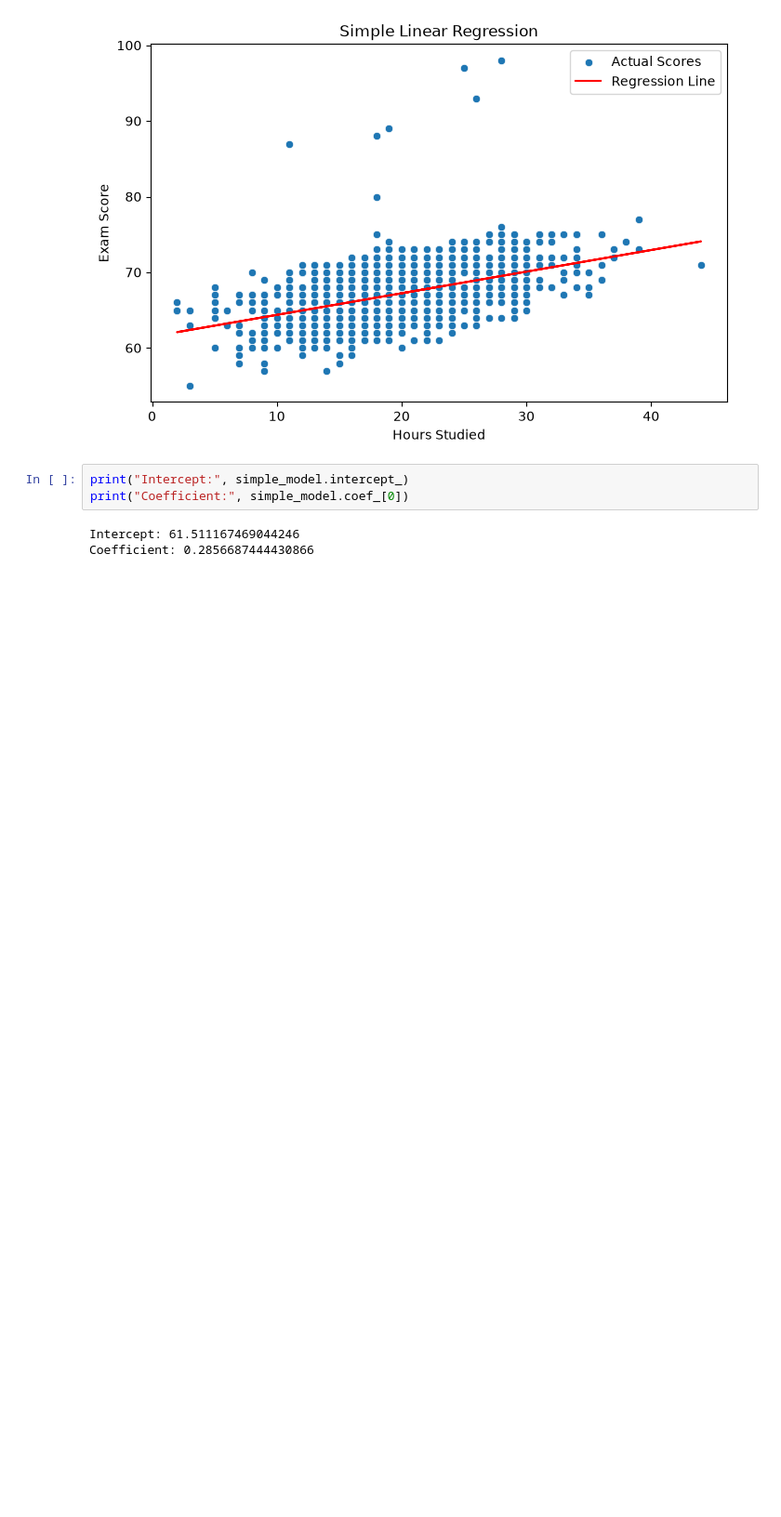
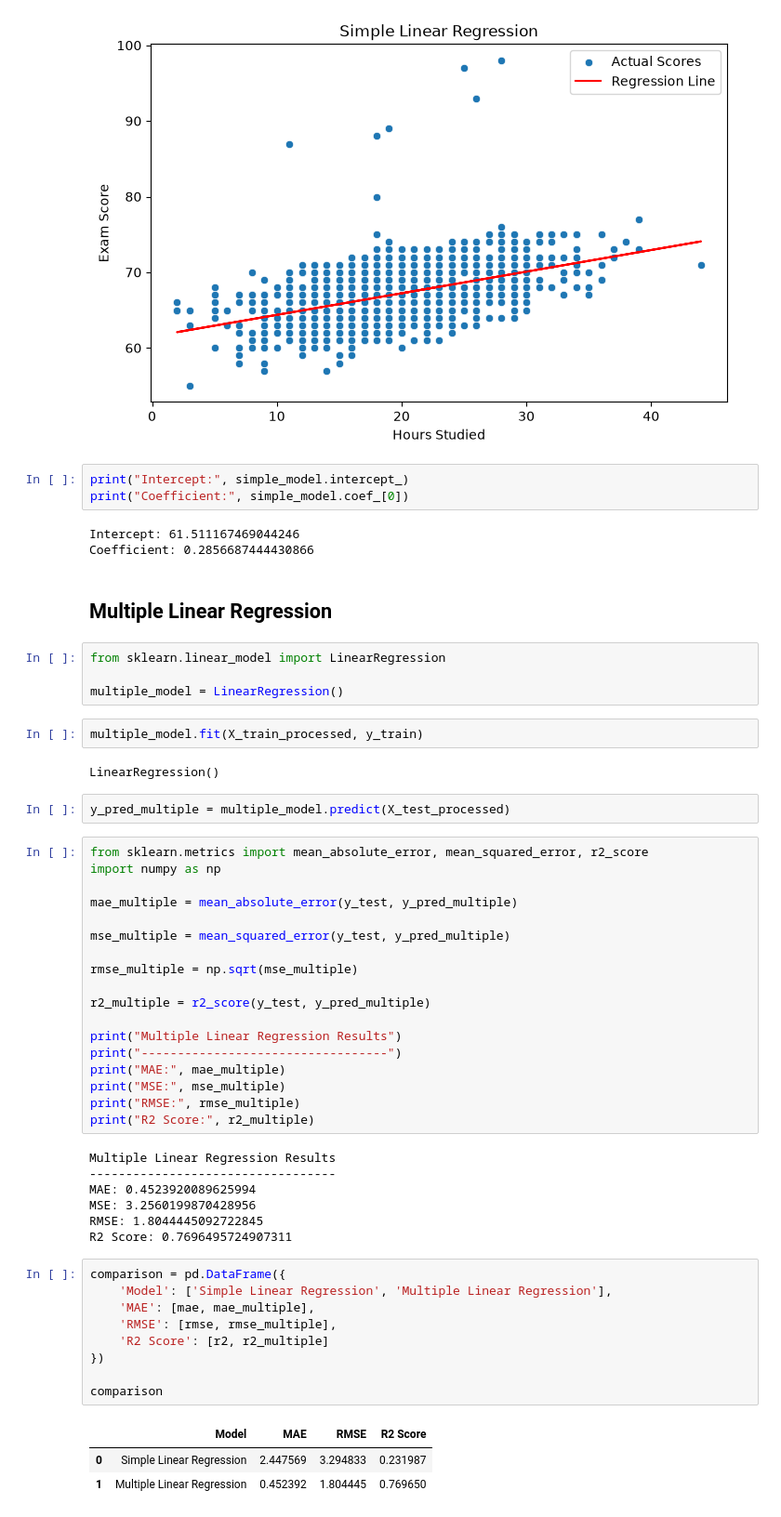
Before and after one commit to mdraihanmostafa746-coder/Student-Academic-Performance-Analysis-and-Prediction, a Jupyter notebook: notebooks/student_performance_analysis.ipynb, the cells around one changed output. Shown at 93% size. Saved outputs shown, nothing was run; the diff lists cells and outputs as text; blank space fills up the shorter version.

Commit message:
Complete Multiple Linear Regression

```diff
--- a/notebooks/student_performance_analysis.ipynb
+++ b/notebooks/student_performance_analysis.ipynb
@@ -720,3 +720,53 @@ print("Coefficient:", simple_model.coef_[0])
 # %% [output]
 Intercept: 61.511167469044246
 Coefficient: 0.2856687444430866
+# %% [markdown]
+## Multiple Linear Regression
+# %%
+from sklearn.linear_model import LinearRegression
+
+multiple_model = LinearRegression()
+# %%
+multiple_model.fit(X_train_processed, y_train)
+# %% [output]
+LinearRegression()
+# %%
+y_pred_multiple = multiple_model.predict(X_test_processed)
+# %%
+from sklearn.metrics import mean_absolute_error, mean_squared_error, r2_score
+import numpy as np
+
+mae_multiple = mean_absolute_error(y_test, y_pred_multiple)
+
+mse_multiple = mean_squared_error(y_test, y_pred_multiple)
+
+rmse_multiple = np.sqrt(mse_multiple)
+
+r2_multiple = r2_score(y_test, y_pred_multiple)
+
+print("Multiple Linear Regression Results")
+print("----------------------------------")
+print("MAE:", mae_multiple)
+print("MSE:", mse_multiple)
+print("RMSE:", rmse_multiple)
+print("R2 Score:", r2_multiple)
+# %% [output]
+Multiple Linear Regression Results
+----------------------------------
+MAE: 0.4523920089625994
+MSE: 3.2560199870428956
+RMSE: 1.8044445092722845
+R2 Score: 0.7696495724907311
+# %%
+comparison = pd.DataFrame({
+    'Model': ['Simple Linear Regression', 'Multiple Linear Regression'],
+    'MAE': [mae, mae_multiple],
+    'RMSE': [rmse, rmse_multiple],
+    'R2 Score': [r2, r2_multiple]
+})
+
+comparison
+# %% [output]
+|  | Model | MAE | RMSE | R2 Score |
+| 0 | Simple Linear Regression | 2.447569 | 3.294833 | 0.231987 |
+| 1 | Multiple Linear Regression | 0.452392 | 1.804445 | 0.769650 |
```
